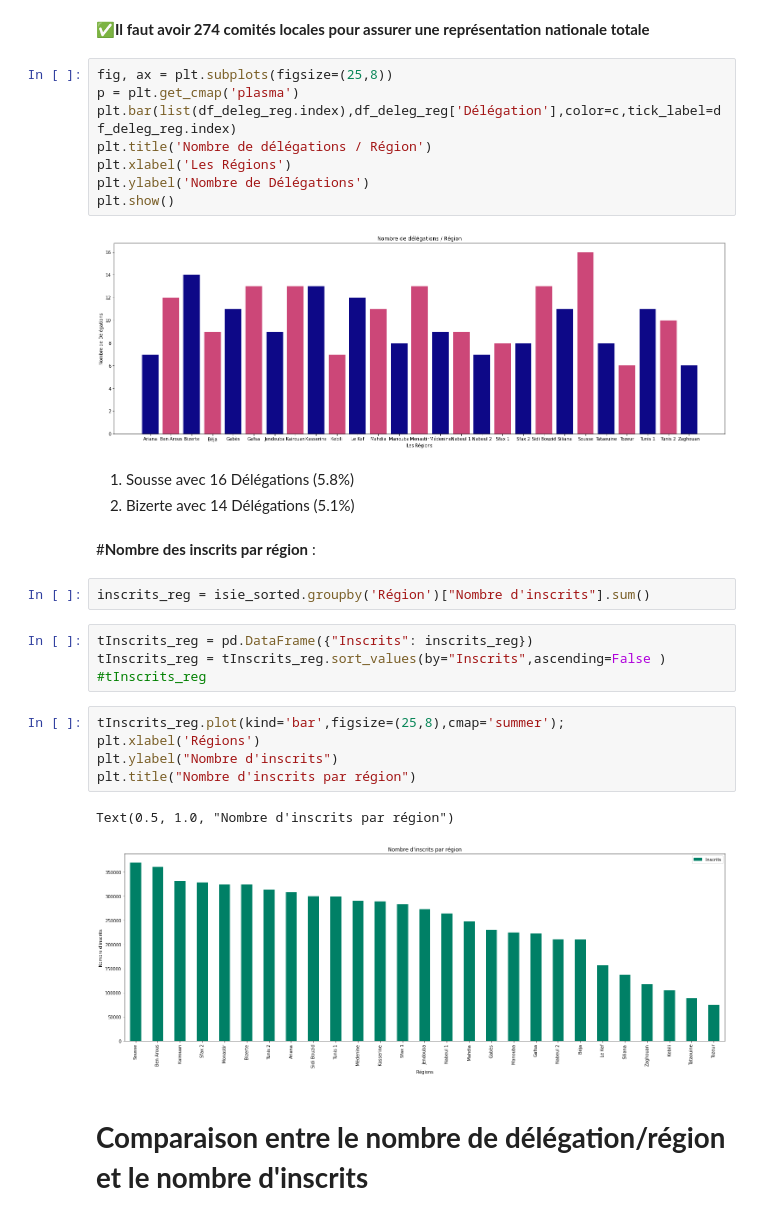
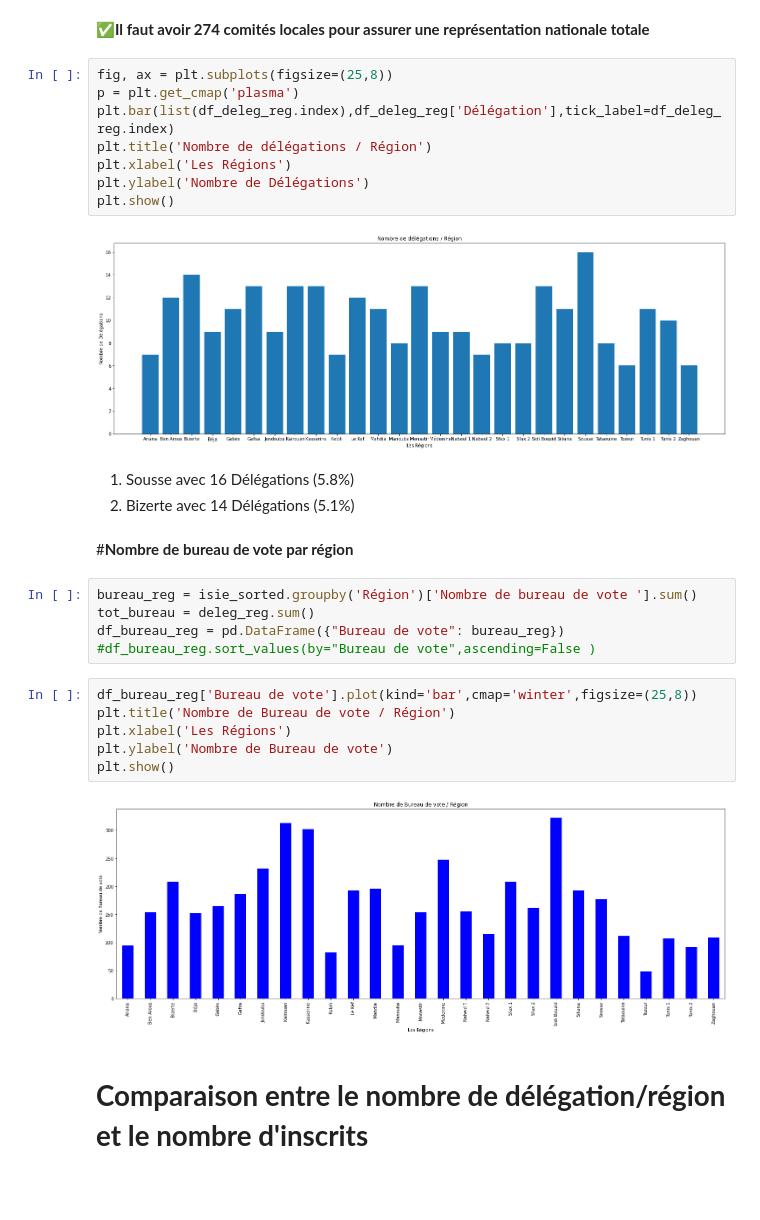
Before and after one commit to SeifAllah-BS/Analyse_Donn-es, a Jupyter notebook: index.ipynb, the cells around one changed output. Cells and saved outputs as stored; diff of their text form; blank space fills up the shorter version.

```diff
--- a/index.ipynb
+++ b/index.ipynb
@@ -54,34 +94,33 @@ tot_deg
 # %%
 fig, ax = plt.subplots(figsize=(25,8))
 p = plt.get_cmap('plasma')
-plt.bar(list(df_deleg_reg.index),df_deleg_reg['Délégation'],color=c,tick_label=df_deleg_reg.index)
+plt.bar(list(df_deleg_reg.index),df_deleg_reg['Délégation'],tick_label=df_deleg_reg.index)
 plt.title('Nombre de délégations / Région')
 plt.xlabel('Les Régions')
 plt.ylabel('Nombre de Délégations')
 plt.show()
 # %% [output]
-[figure, old version]
+[figure, new version]
 # %% [markdown]
 
 
 1.   Sousse avec 16 Délégations (5.8%)
 2.   Bizerte avec 14 Délégations (5.1%)
 # %% [markdown]
-#**Nombre des inscrits par région** :
+#**Nombre de bureau de vote par région**
-# %%
-inscrits_reg = isie_sorted.groupby('Région')["Nombre d'inscrits"].sum()
-# %%
-tInscrits_reg = pd.DataFrame({"Inscrits": inscrits_reg})
-tInscrits_reg = tInscrits_reg.sort_values(by="Inscrits",ascending=False )
-#tInscrits_reg
+# %%
+bureau_reg = isie_sorted.groupby('Région')['Nombre de bureau de vote '].sum()
+tot_bureau = deleg_reg.sum()
+df_bureau_reg = pd.DataFrame({"Bureau de vote": bureau_reg})
+#df_bureau_reg.sort_values(by="Bureau de vote",ascending=False )
 # %%
-tInscrits_reg.plot(kind='bar',figsize=(25,8),cmap='summer');
-plt.xlabel('Régions')
-plt.ylabel("Nombre d'inscrits")
-plt.title("Nombre d'inscrits par région")
+df_bureau_reg['Bureau de vote'].plot(kind='bar',cmap='winter',figsize=(25,8))
+plt.title('Nombre de Bureau de vote / Région')
+plt.xlabel('Les Régions')
+plt.ylabel('Nombre de Bureau de vote')
+plt.show()
 # %% [output]
-Text(0.5, 1.0, "Nombre d'inscrits par région")
-[figure, old version]
+[figure, new version]
 # %% [markdown]
 # **Comparaison entre le nombre de délégation/région et le nombre d'inscrits**
 # %%
```
Also changed, not shown: parts of 20 cells of this notebook.
